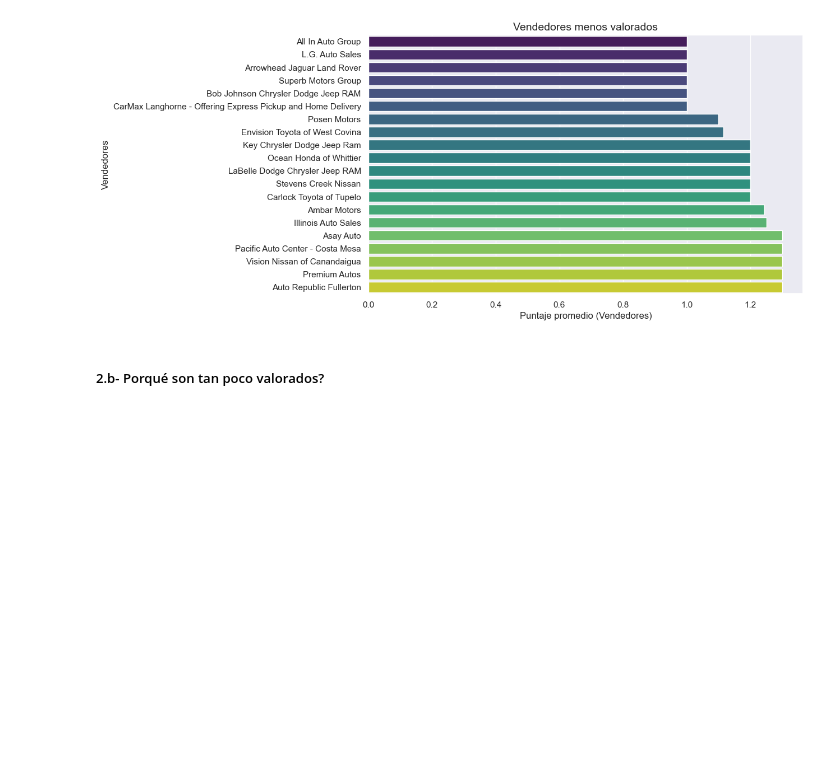
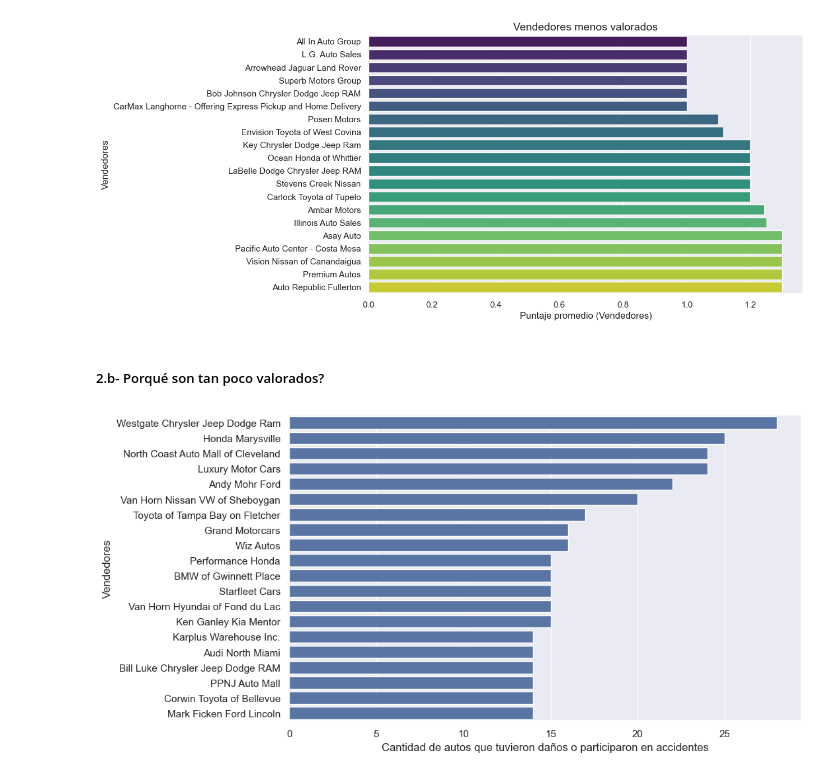
Before and after one commit to emalincic/Primer_Entrega_DS2, a Jupyter notebook: Asistencia_precios.ipynb, the cells around one changed output. Saved outputs shown, nothing was run; the diff lists cells and outputs as text; code cells hidden in the pictures; blank space fills up the shorter version.

```diff
--- a/Asistencia_precios.ipynb
+++ b/Asistencia_precios.ipynb
@@ -369,5 +375,15 @@ Passing `palette` without assigning `hue` is deprecated and will be removed in v
 [figure]
 # %% [markdown]
 ##### 2.b- Porqué son tan poco valorados?
+# %%
+plt.figure(figsize=(10, 6))
+autos_danados = data[data["DañosoAccidentes"] == 1]
+vendedores_con_danados = autos_danados["Vendedor"].value_counts().head(20)
+sns.barplot(x=vendedores_con_danados.values, y=vendedores_con_danados.index, errorbar=None)
+plt.xlabel("Cantidad de autos que tuvieron daños o participaron en accidentes")
+plt.ylabel("Vendedores")
+plt.show()
+# %% [output]
+[figure, added]
 # %%
 plt.figure(figsize=(10, 6))
```
Also changed, not shown: parts of 6 cells of this notebook, 1 other file.
